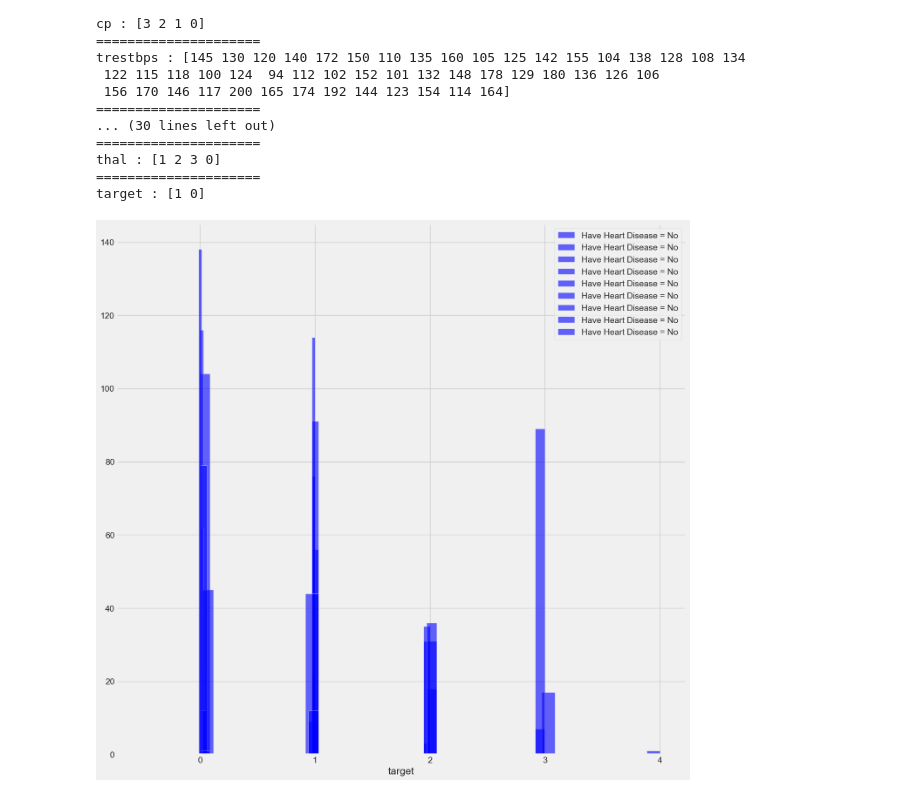
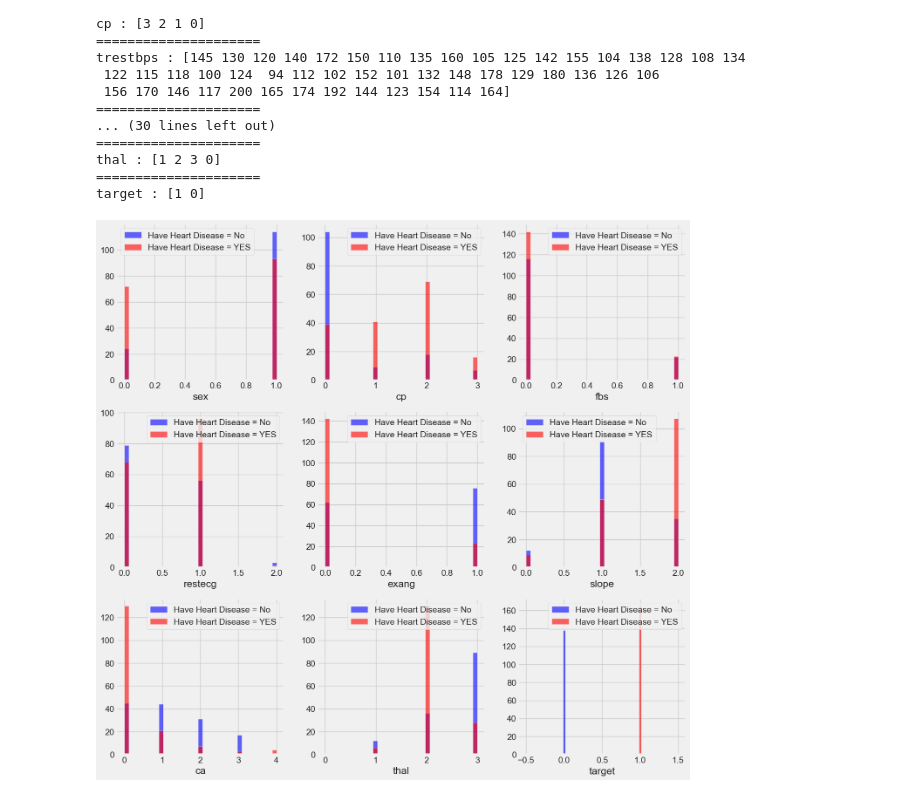
Before and after one commit to takeru5555/Heart-Disease-Prediction, a Jupyter notebook: main.ipynb, the cells around one changed output. Cells and saved outputs as stored; diff of their text form; code cells hidden in the pictures.

```diff
--- a/main.ipynb
+++ b/main.ipynb
@@ -77,11 +77,11 @@ target : [1 0]
 # %%
 plt.figure(figsize=(15, 15))
 
 for i, column in enumerate(categorical_val, 1):
     plt.subplot(3,3,i)
     df[df['target'] == 0][column].hist(bins=35, color='blue', label='Have Heart Disease = No', alpha=0.6)
-    # df[df['target'] == 1][column].hist(bins=35, color='red', label='Have Heart Disease = YES', alpha = 0.6)
+    df[df['target'] == 1][column].hist(bins=35, color='red', label='Have Heart Disease = YES', alpha = 0.6)
     plt.legend()
     plt.xlabel(column)
 # %% [output]
-[figure, old version]
+[figure, new version]
```
Also changed, not shown: parts of 4 cells of this notebook, 3 other files.
